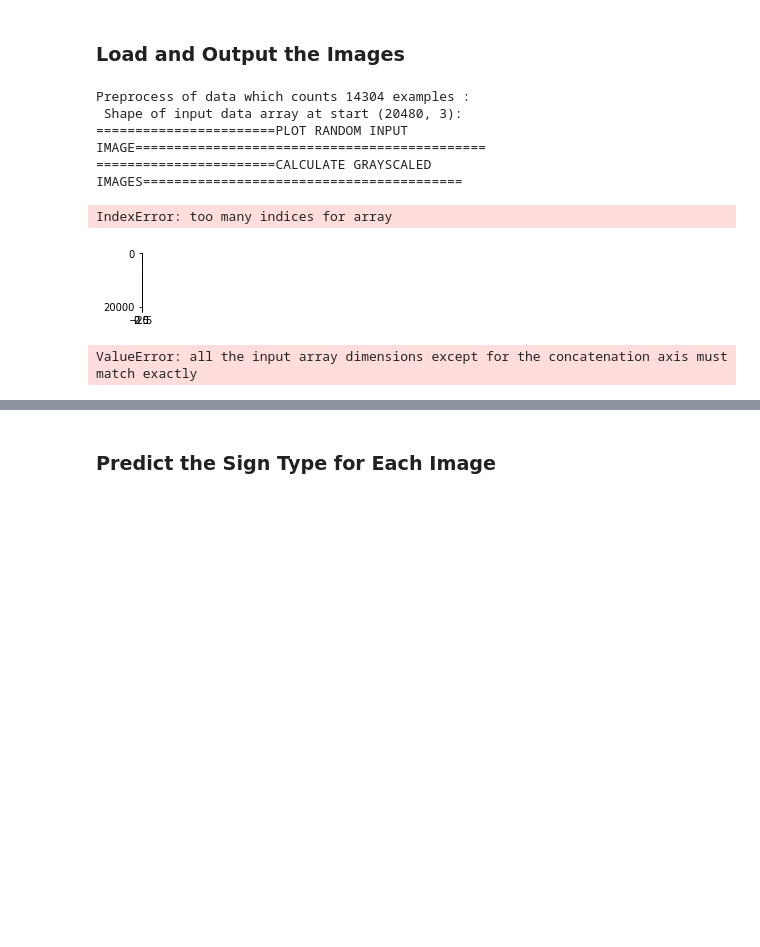
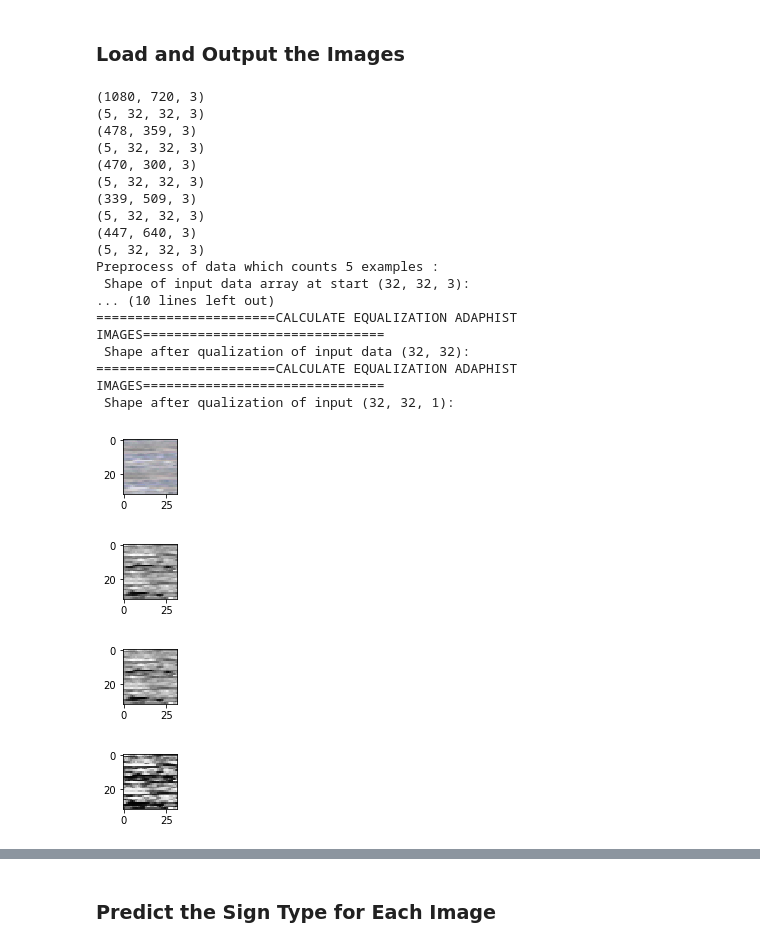
Before and after one commit to DominicusBenacus/CarND-Traffic-Sign-Classifier-Project, a Jupyter notebook: Traffic_Sign_Classifier.ipynb, the cells around one changed output, grey strips where cells are left out. Cells and saved outputs as stored; diff of their text form; code cells hidden in the pictures; blank space fills up the shorter version.

```diff
--- a/Traffic_Sign_Classifier.ipynb
+++ b/Traffic_Sign_Classifier.ipynb
@@ -860,40 +863,78 @@ import os
 import numpy as np
 import cv2
 # %%
+# Prepare new image data
+# Load images from .ipg files to `X_newImages` numpy array
+X_newImages = np.empty((5, 32, 32, 3))
 for i in range(5):
+    image = mpimg.imread(os.getcwd() + '/examples/' + "example{0:0>2}".format(i + 1) + '.jpg')
+    print(np.shape(image))
+    image = np.resize(image, (32, 32, 3))
 
-    image=  cv2.imread(os.getcwd() + '/examples/' + "example{0:0>2}".format(i + 1) + '.jpg')
-    X_newImages = cv2.resize(image,None,fx=32, fy=32, interpolation = cv2.INTER_CUBIC)
+    X_newImages[i] = image
+    print(np.shape(X_newImages))
 
-
+### provide validation
 y_newImages = np.array([
     17, # "example01"
     1, # "example02"
     5, # "example03"
     13, # "example04"
     14, # "example05"
 ])
 
 # Preprocess and get predictions based on the current model
 X_newImages, _ = pre_precess_gray_normalize(X_newImages)
 X_newImages, _ = pre_process_equalHist(X_newImages)
 # %% [output]
-Preprocess of data which counts 14304 examples :
- Shape of input data array at start (20480, 3):
-=======================PLOT RANDOM INPUT IMAGE=============================================
-=======================CALCULATE GRAYSCALED IMAGES=========================================
+(1080, 720, 3)
+(5, 32, 32, 3)
+(478, 359, 3)
+(5, 32, 32, 3)
+(470, 300, 3)
+(5, 32, 32, 3)
+(339, 509, 3)
+(5, 32, 32, 3)
+(447, 640, 3)
+(5, 32, 32, 3)
+Preprocess of data which counts 5 examples :
+ Shape of input data array at start (32, 32, 3):
+... (10 lines left out)
+=======================CALCULATE EQUALIZATION ADAPHIST IMAGES===============================
+ Shape after qualization of input data (32, 32):
+=======================CALCULATE EQUALIZATION ADAPHIST IMAGES===============================
+ Shape after qualization of input (32, 32, 1):
-IndexError: too many indices for array
-[figure, old version]
+[figure, new version]
+[figure, added]
+[figure, added]
+[figure, added]
 # %%
 # Prepare new image data
 # Load images from .ipg files to `X_newImages` numpy array
-X_newImages = np.empty([0, 32, 32, 3], dtype = np.int32)
-for i in range(1,5):
+X_newImages = np.empty((5, 32, 32, 3))
+for i in range(5):
     image = io.imread(os.getcwd() + '/examples/' + "example{0:0>2}".format(i + 1) + '.jpg')
+    image = np.resize(image, (32, 32, 3))
 
-    X_newImages = np.append(X_newImages, [image[:, :, :3]], axis=0)
+    X_newImages[i] = image
+    print(np.shape(X_newImages))
 
-# Provide labels of the captured images:
+    ##### Using cv2  #####
+    # loads BGR image
+    #bgr_image = cv2.imread(image_path)
+
+    # convert to RGB
+    #rgb_image = cv.cvtColor(bgr_image, cv2.COLOR_BGR2RGB)
+    print(np.shape(image))
+
+ #  image = image.reshape(32,32)
+    #image = np.resize(image, (32, 32, 3))
+    print(np.shape(image))
+
+    #X_newImages = np.append(X_newImages, image, axis=0)
+
+    #X_newImages = np.append(X_newImages, [image[:, :, :3]], axis=0)
+    #Provide labels of the captured images:
 y_newImages = np.array([
     17, # "example01"
     1, # "example02"
@@ -905,5 +946,3 @@ y_newImages = np.array([
 # Preprocess and get predictions based on the current model
 X_newImages, _ = pre_precess_gray_normalize(X_newImages)
 X_newImages, _ = pre_process_equalHist(X_newImages)
-# %% [output]
-ValueError: all the input array dimensions except for the concatenation axis must match exactly
```
Also changed, not shown: parts of 5 cells of this notebook.
